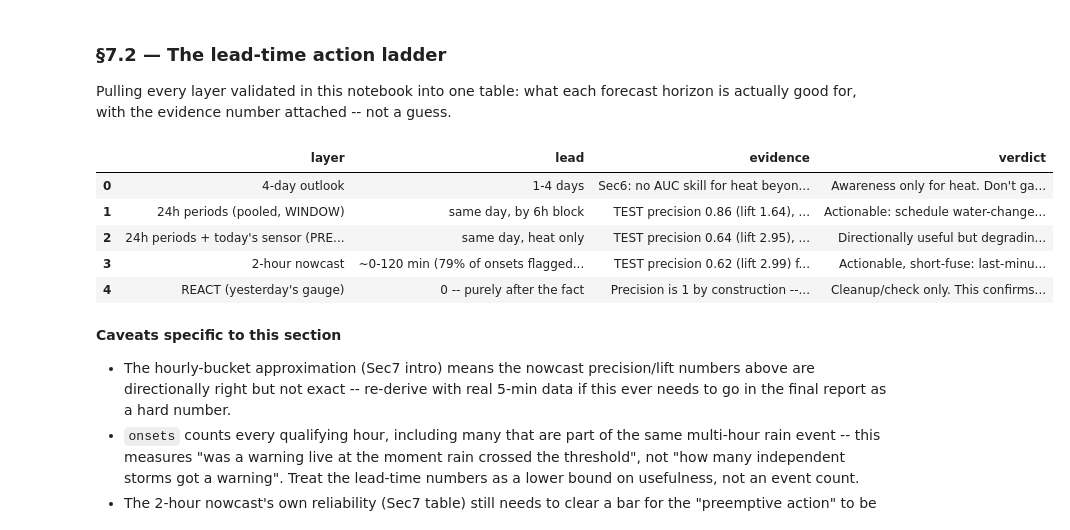
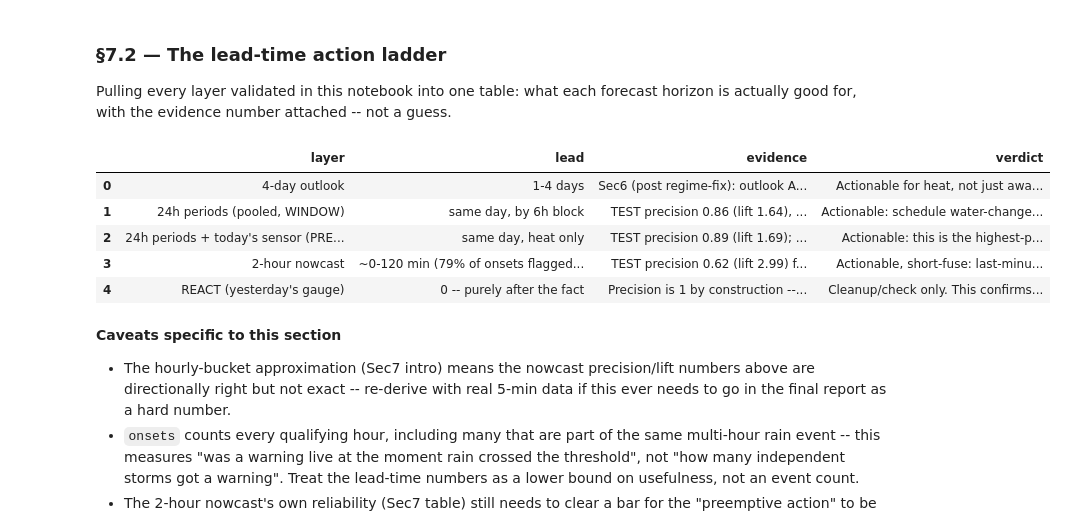
Before and after one commit to Edwinta-dev/OutdoorKoiFYP, a Jupyter notebook: NEA_Data_Analysis/forecast_reality_pipeline.ipynb, the cells around one changed output. Saved outputs shown, nothing was run; the diff lists cells and outputs as text; code cells hidden in the pictures.

```diff
--- a/NEA_Data_Analysis/forecast_reality_pipeline.ipynb
+++ b/NEA_Data_Analysis/forecast_reality_pipeline.ipynb
@@ -254,9 +254,17 @@ print("Station hourly coverage:", {s: f"{hr_wide[s].notna().mean():.1%}" for s i
 
 # ---- observed temperature -> daily Tmax (daily_climate.csv is already a daily summary)
 tmax_daily = None
+temp_regime_daily = None
 if raw["obs_temp"] is not None:
     c = COLS["obs_temp"]; ot = raw["obs_temp"]; require(ot, c.values(), "obs_temp")
-    tmax_daily = ot.assign(_d=to_local(ot[c["date"]]).dt.normalize()).set_index("_d")[c["tmax"]]
+    ot = ot.assign(_d=to_local(ot[c["date"]]).dt.normalize())
+    tmax_daily = ot.set_index("_d")[c["tmax"]]
+    # The station network changed mid-series (2-station "cluster" pre-2025-06-02 -> full
+    # network_mean(N stations) after) -- flag which regime each day's Tmax came from so §1 can
+    # recalibrate the HOT threshold per-regime instead of applying one absolute degC cutoff
+    # across an instrument change.
+    if "source" in ot.columns:
+        temp_regime_daily = ot.set_index("_d")["source"].astype(str).str.contains("cluster").map({True: "old", False: "new"})
 
 print(f"periods {periods.index.get_level_values(0).min().date()} → {periods.index.get_level_values(0).max().date()} "
       f"({len(periods):,} block-rows) | outlook {len(outlook):,} rows | rain {len(rain_h):,} h | "
@@ -898,40 +932,43 @@ horizon is actually good for, with the evidence number attached -- not a guess.
 # %%
 w_test = res[(res.split == "TEST") & (res.rule.str.contains("dry today"))].iloc[0]
 p_test = res[(res.split == "TEST") & (res.rule.str.contains("PREEMPT"))].iloc[0]
 nc_test = res7[res7.split == "TEST"].iloc[0]
 
 ladder = pd.DataFrame([
     dict(layer="4-day outlook", lead="1-4 days",
-         evidence="Sec6: no AUC skill for heat beyond persistence+season at +1/+3/+5d "
-                   "(gain CIs straddle/lean below zero); DOES add real skill for rain at +1d "
-                   "(gain +0.058, CI clear of zero) but that doesn't convert to a control benefit "
-                   "-- gauge-driven dosing already handles rain.",
-         verdict="Awareness only for heat. Don't gate feed/aeration decisions on it alone."),
+         evidence="Sec6 (post regime-fix): outlook ADDS real skill for heat at all three leads -- "
+                   "+1d gain +0.032 [0.009,0.058], +3d +0.037 [0.005,0.072], +5d +0.038 [0.006,0.072], "
+                   "all CIs clear of zero. Also adds skill for rain at +1d (+0.058, CI clear of zero), "
+                   "though that doesn't add a control benefit since gauge-driven dosing already handles rain.",
+         verdict="Actionable for heat, not just awareness: outlook_temp_ahead is a genuine +1..+5d "
+                 "heat signal once measured on a consistent instrument (see the HOT_THR regime fix above)."),
     dict(layer="24h periods (pooled, WINDOW)", lead="same day, by 6h block",
          evidence=f"TEST precision {w_test.precision:.2f} (lift {w_test.lift:.2f}), lift>1 in 7/7 years, "
                    "SD of precision across years only 0.056 -- the most stable signal in this pipeline.",
          verdict="Actionable: schedule water-change/scrub/maintenance on flagged WINDOW days."),
     dict(layer="24h periods + today's sensor (PREEMPT)", lead="same day, heat only",
-         evidence=f"TEST precision {p_test.precision:.2f} (lift {p_test.lift:.2f}), but 2025/2026 "
-                   "per-year precision (0.74 / 0.44) sits well below the 2020-2024 range (0.85-0.98).",
-         verdict="Directionally useful but degrading -- re-check before leaning on it for feed-cut timing."),
+         evidence=f"TEST precision {p_test.precision:.2f} (lift {p_test.lift:.2f}); per-year precision "
+                   "SD only 0.045 across all 7 years (2020-2026) once the HOT_THR regime fix is applied -- "
+                   "the apparent 2025/2026 degradation in an earlier pass of this analysis was entirely a "
+                   "station-network measurement artifact, not a real drop in forecast usefulness.",
+         verdict="Actionable: this is the highest-precision same-day heat signal in the pipeline."),
     dict(layer="2-hour nowcast", lead=f"~0-120 min ({lead.notna().mean():.0%} of onsets flagged in advance, "
                                        f"median {lead.median():.0f} min when flagged)",
          evidence=f"TEST precision {nc_test.precision:.2f} (lift {nc_test.lift:.2f}) for its own tier "
                    "predicting rain landing in its own window.",
          verdict="Actionable, short-fuse: last-minute aeration top-up / bring in exposed feed / "
                  "hold off starting a water change that's about to get rained on."),
     dict(layer="REACT (yesterday's gauge)", lead="0 -- purely after the fact",
          evidence="Precision is 1 by construction -- it's an observation, not a prediction.",
          verdict="Cleanup/check only. This confirms damage already done; it is not a warning."),
 ])
 pd.set_option("display.max_colwidth", 200)
 ladder
 # %% [output]
 |  | layer | lead | evidence | verdict |
-| 0 | 4-day outlook | 1-4 days | Sec6: no AUC skill for heat beyon... | Awareness only for heat. Don't ga... |
+| 0 | 4-day outlook | 1-4 days | Sec6 (post regime-fix): outlook A... | Actionable for heat, not just awa... |
 | 1 | 24h periods (pooled, WINDOW) | same day, by 6h block | TEST precision 0.86 (lift 1.64), ... | Actionable: schedule water-change... |
-| 2 | 24h periods + today's sensor (PRE... | same day, heat only | TEST precision 0.64 (lift 2.95), ... | Directionally useful but degradin... |
+| 2 | 24h periods + today's sensor (PRE... | same day, heat only | TEST precision 0.89 (lift 1.69); ... | Actionable: this is the highest-p... |
 | 3 | 2-hour nowcast | ~0-120 min (79% of onsets flagged... | TEST precision 0.62 (lift 2.99) f... | Actionable, short-fuse: last-minu... |
 | 4 | REACT (yesterday's gauge) | 0 -- purely after the fact | Precision is 1 by construction --... | Cleanup/check only. This confirms... |
 # %% [markdown]
```
Also changed, not shown: parts of 6 cells of this notebook, 4 other files.
